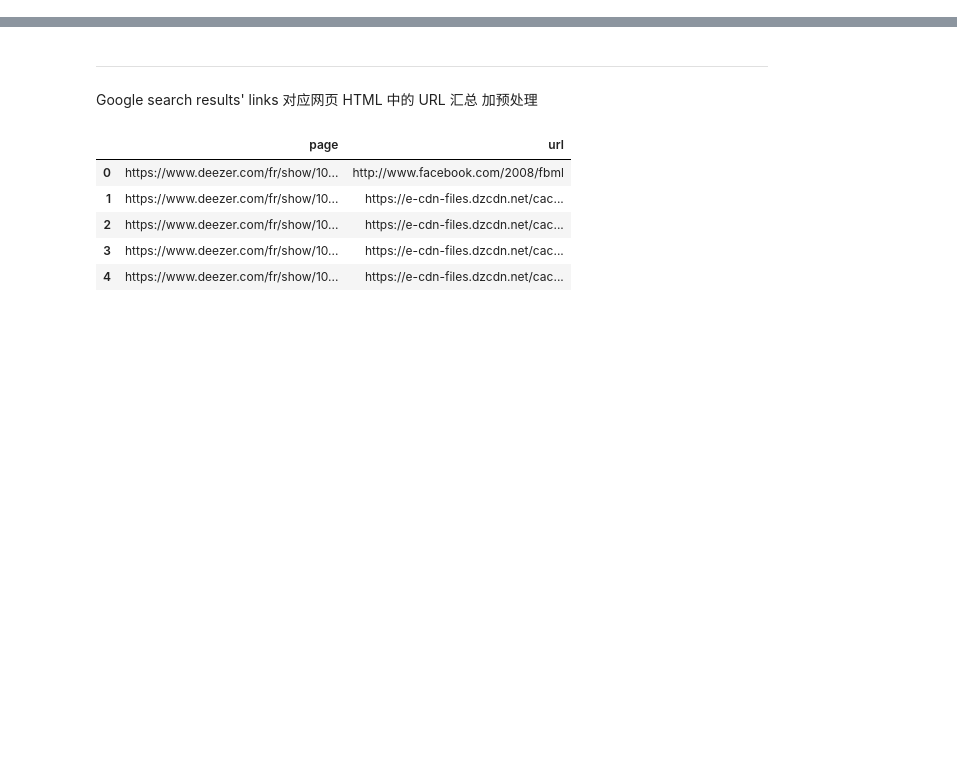
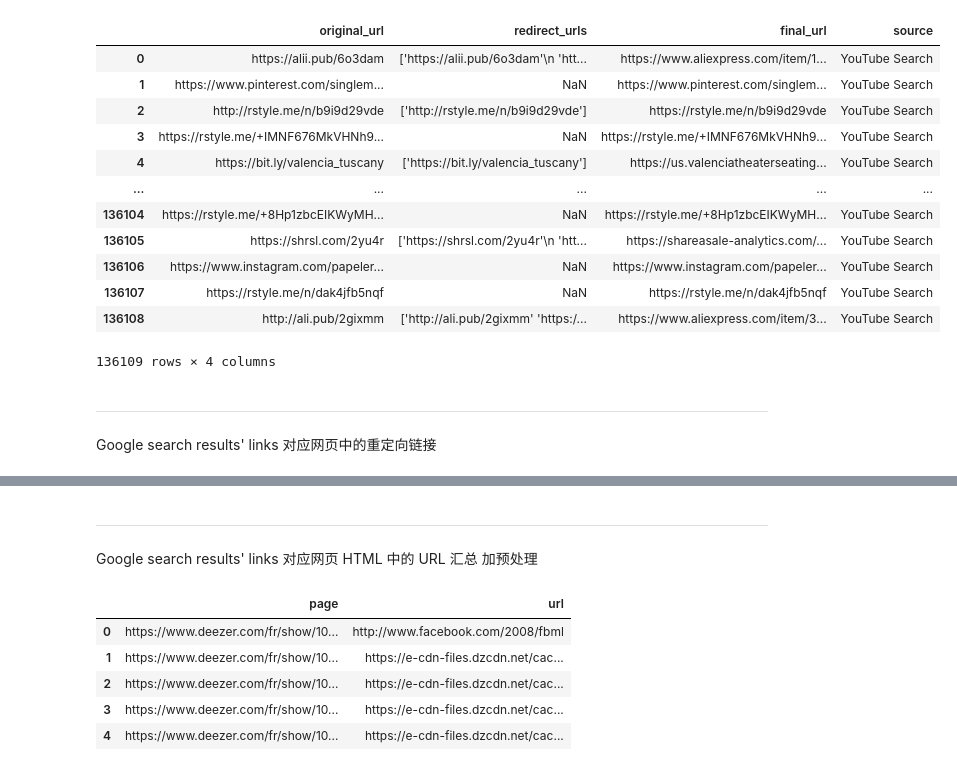
Before and after one commit to suniven/affiliate-marketing-research, a Jupyter notebook: concat_df.ipynb, the cells around one changed output, grey strips where cells are left out. Saved outputs shown, nothing was run; the diff lists cells and outputs as text; code cells hidden in the pictures; blank space fills up the shorter version.

```diff
--- a/concat_df.ipynb
+++ b/concat_df.ipynb
@@ -0,0 +90,2 @@
+# %%
+df = pd.read_csv('./data/urls-with-redirection/youtube-search.csv')
@@ -0,0 +124,2 @@
+# %%
+df = df[~df['final_url'].isna()]
@@ -0,0 +142,2 @@
+# %%
+df.reset_index(drop=True, inplace=True)
@@ -0,0 +160,18 @@
+# %%
+df['source'] = 'YouTube Search'
+# %%
+df
+# %% [output]
+|  | original_url | redirect_urls | final_url | source |
+| 0 | https://alii.pub/6o3dam | ['https://alii.pub/6o3dam'\n 'htt... | https://www.aliexpress.com/item/1... | YouTube Search |
+| 1 | https://www.pinterest.com/singlem... | NaN | https://www.pinterest.com/singlem... | YouTube Search |
+| 2 | http://rstyle.me/n/b9i9d29vde | ['http://rstyle.me/n/b9i9d29vde'] | https://rstyle.me/n/b9i9d29vde | YouTube Search |
+| 3 | https://rstyle.me/+IMNF676MkVHNh9... | NaN | https://rstyle.me/+IMNF676MkVHNh9... | YouTube Search |
+| 4 | https://bit.ly/valencia_tuscany | ['https://bit.ly/valencia_tuscany'] | https://us.valenciatheaterseating... | YouTube Search |
+| ... | ... | ... | ... | ... |
+| 136104 | https://rstyle.me/+8Hp1zbcEIKWyMH... | NaN | https://rstyle.me/+8Hp1zbcEIKWyMH... | YouTube Search |
+| 136105 | https://shrsl.com/2yu4r | ['https://shrsl.com/2yu4r'\n 'htt... | https://shareasale-analytics.com/... | YouTube Search |
+| 136106 | https://www.instagram.com/papeler... | NaN | https://www.instagram.com/papeler... | YouTube Search |
+| 136107 | https://rstyle.me/n/dak4jfb5nqf | NaN | https://rstyle.me/n/dak4jfb5nqf | YouTube Search |
+| 136108 | http://ali.pub/2gixmm | ['http://ali.pub/2gixmm' 'https:/... | https://www.aliexpress.com/item/3... | YouTube Search |
+136109 rows × 4 columns
@@ -0,0 +180,3 @@
+# %% [markdown]
+---
+Google search results' links 对应网页中的重定向链接
```
Also changed, not shown: parts of 33 cells of this notebook.
